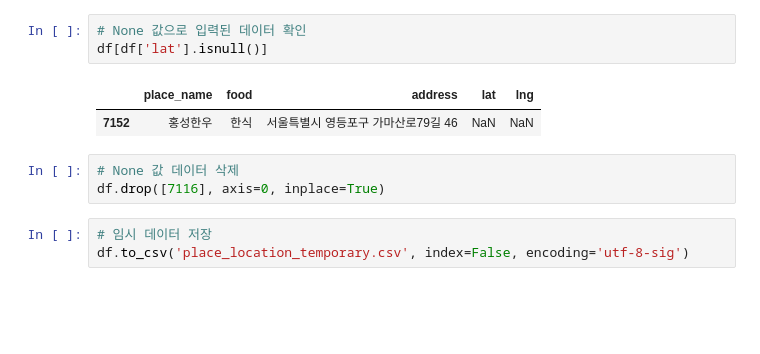
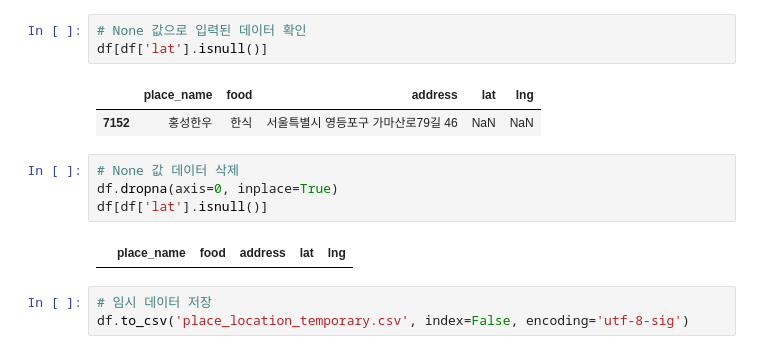
Before and after one commit to sangchun1/sales_project, a Jupyter notebook: data_preprocessing/place_location.ipynb, the cells around one changed output. Saved outputs shown, nothing was run; the diff lists cells and outputs as text; blank space fills up the shorter version.

```diff
--- a/data_preprocessing/place_location.ipynb
+++ b/data_preprocessing/place_location.ipynb
@@ -151,7 +151,10 @@ df[df['lat'].isnull()]
 | 7152 | 홍성한우 | 한식 | 서울특별시 영등포구 가마산로79길 46 | NaN | NaN |
 # %%
 # None 값 데이터 삭제
-df.drop([7116], axis=0, inplace=True)
+df.dropna(axis=0, inplace=True)
+df[df['lat'].isnull()]
+# %% [output]
+|  | place_name | food | address | lat | lng |
 # %%
 # 임시 데이터 저장
 df.to_csv('place_location_temporary.csv', index=False, encoding='utf-8-sig')
```
Also changed, not shown: parts of 5 cells of this notebook, 1 other file.
